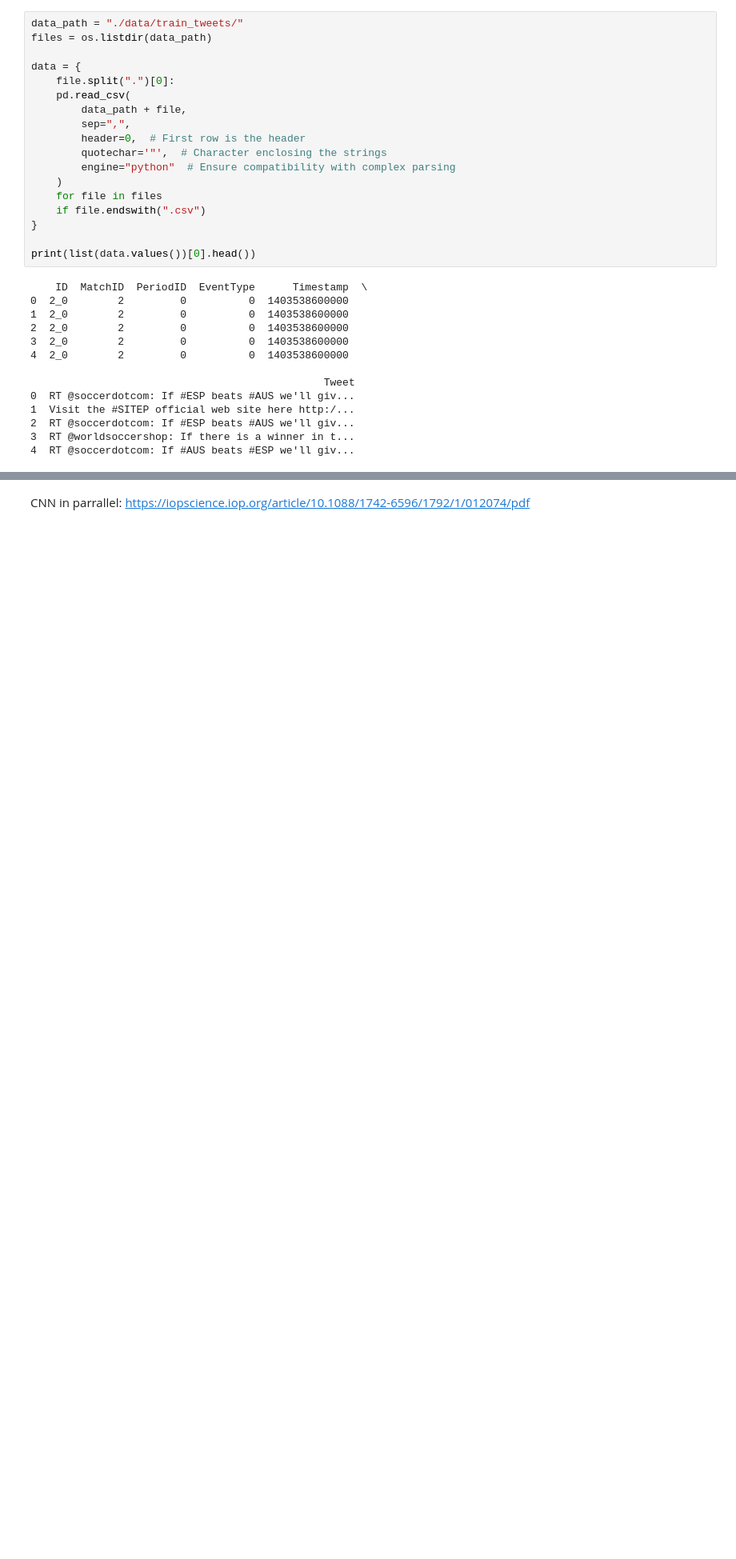
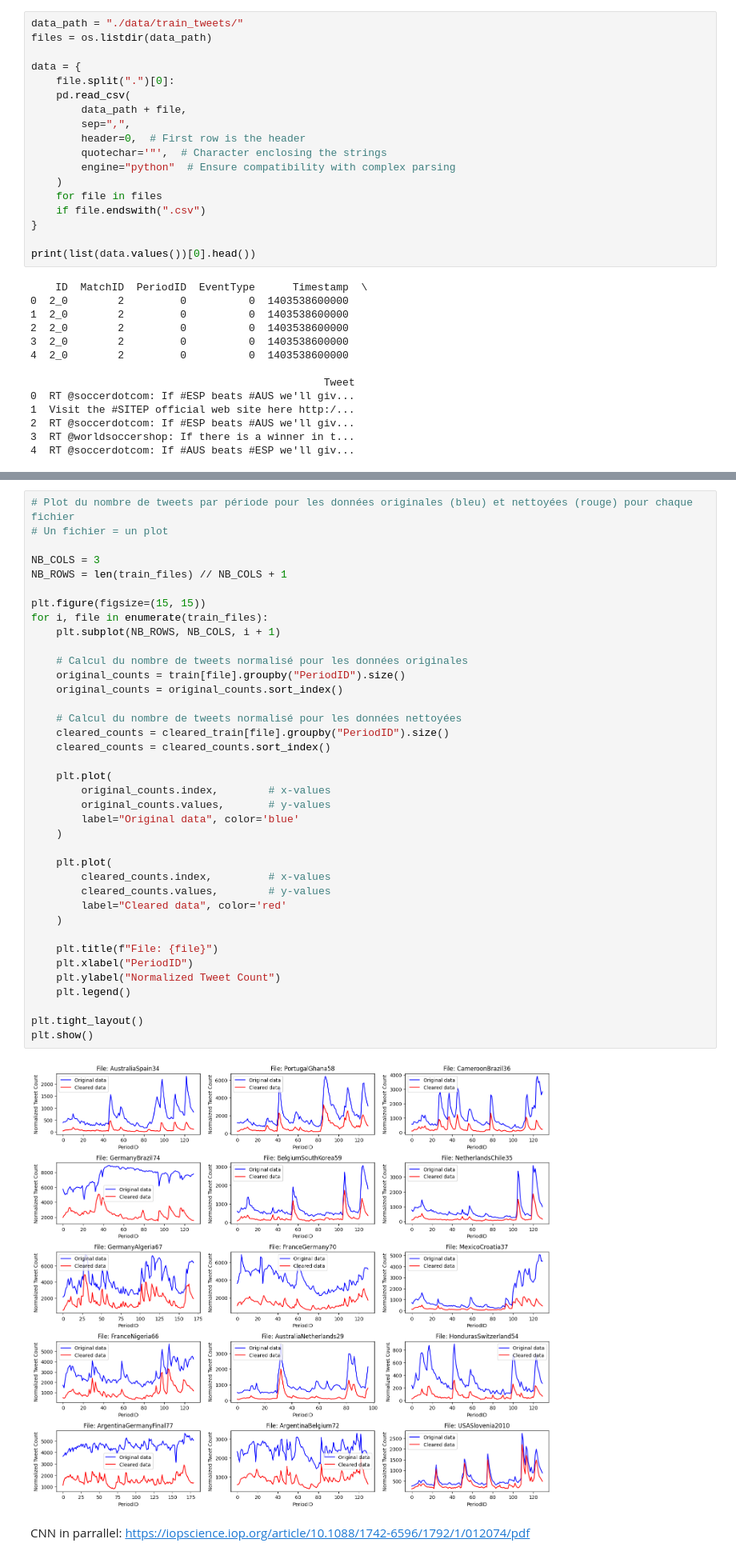
Before and after one commit to TristanDonze/Data-Challenge-Football-Event-Classifier, a Jupyter notebook: CaseStudy/ai.ipynb, the cells around one changed output, grey strips where cells are left out. Shown at 80% size. Saved outputs shown, nothing was run; the diff lists cells and outputs as text; blank space fills up the shorter version.

```diff
--- a/CaseStudy/ai.ipynb
+++ b/CaseStudy/ai.ipynb
@@ -65,2 +90,42 @@ test = {
+# %%
+# Plot du nombre de tweets par période pour les données originales (bleu) et nettoyées (rouge) pour chaque fichier
+# Un fichier = un plot
+
+NB_COLS = 3
+NB_ROWS = len(train_files) // NB_COLS + 1
+
+plt.figure(figsize=(15, 15))
+for i, file in enumerate(train_files):
+    plt.subplot(NB_ROWS, NB_COLS, i + 1)
+
+    # Calcul du nombre de tweets normalisé pour les données originales
+    original_counts = train[file].groupby("PeriodID").size()
+    original_counts = original_counts.sort_index()
+
+    # Calcul du nombre de tweets normalisé pour les données nettoyées
+    cleared_counts = cleared_train[file].groupby("PeriodID").size()
+    cleared_counts = cleared_counts.sort_index()
+
+    plt.plot(
+        original_counts.index,        # x-values
+        original_counts.values,       # y-values
+        label="Original data", color='blue'
+    )
+
+    plt.plot(
+        cleared_counts.index,         # x-values
+        cleared_counts.values,        # y-values
+        label="Cleared data", color='red'
+    )
+
+    plt.title(f"File: {file}")
+    plt.xlabel("PeriodID")
+    plt.ylabel("Normalized Tweet Count")
+    plt.legend()
+
+plt.tight_layout()
+plt.show()
+# %% [output]
+[figure, added]
 # %% [markdown]
 CNN in parrallel: https://iopscience.iop.org/article/10.1088/1742-6596/1792/1/012074/pdf
```
Also changed, not shown: parts of 21 cells of this notebook, 11 other files.
